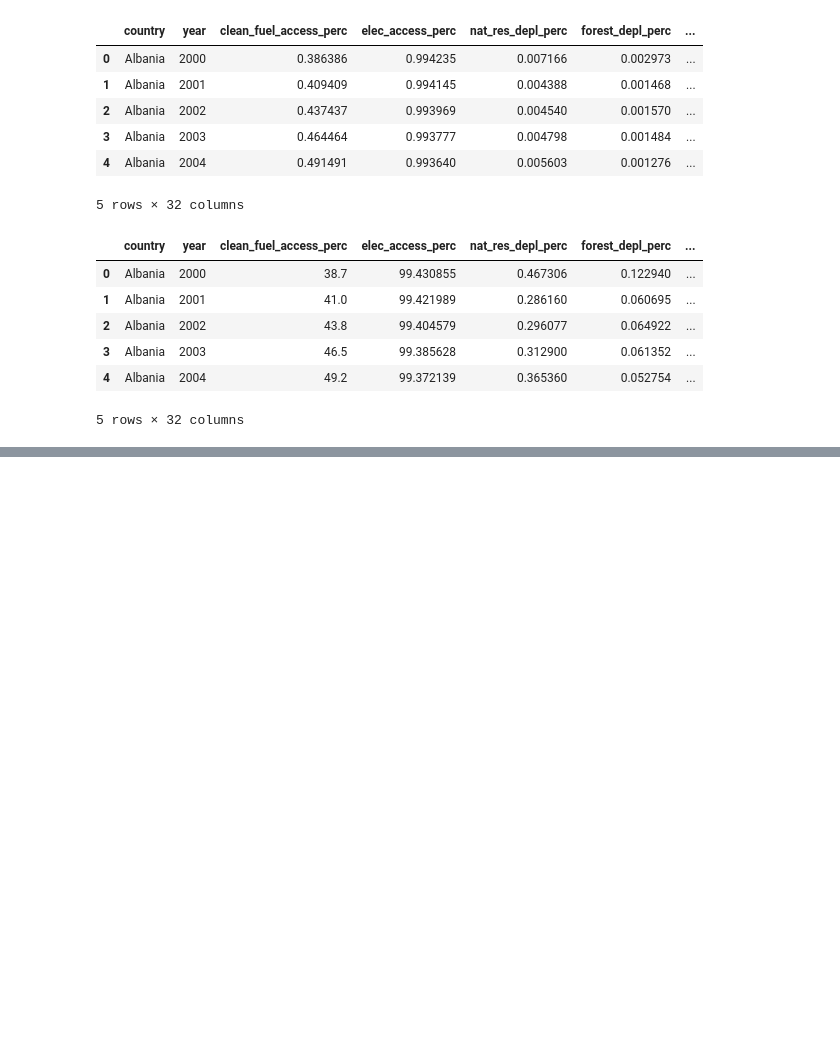
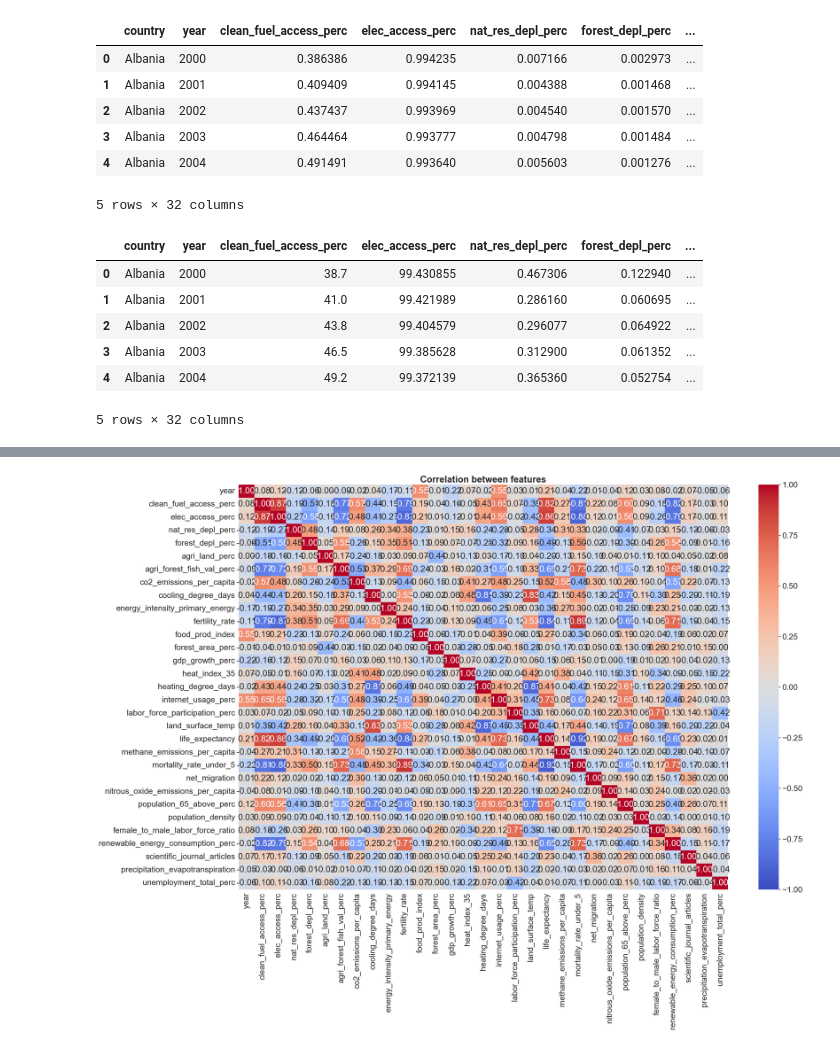
Before and after one commit to KleinerToaster/co2_prediction_countries, a Jupyter notebook: notebook/co2_feature_engineering.ipynb, the cells around one changed output, grey strips where cells are left out. Drawn from its saved outputs; the diff is of its cells as text; code cells hidden in the pictures; blank space fills up the shorter version.

Commit message:
adding correlation matrix and selecting features with a high correlation to our target variable

```diff
--- a/notebook/co2_feature_engineering.ipynb
+++ b/notebook/co2_feature_engineering.ipynb
@@ -463,0 +482,15 @@ data.head()
+# %%
+# Select only numeric features
+features = data.select_dtypes(include=[np.number])
+
+# Plot a correlation of all numeric features
+# Correlation matrix
+sns.set(font_scale=2)
+f, ax = plt.subplots(figsize=(30, 20))
+sns.heatmap(features.corr(), annot=True, cmap='coolwarm', fmt=".2f", center=0, vmin=-1, vmax=1)
+plt.title('Correlation between features', fontsize=25, weight='bold')
+plt.show()
+
+sns.set(font_scale=1)
+# %% [output]
+[figure, added]
```
Also changed, not shown: parts of 6 cells of this notebook, 1 other file.
